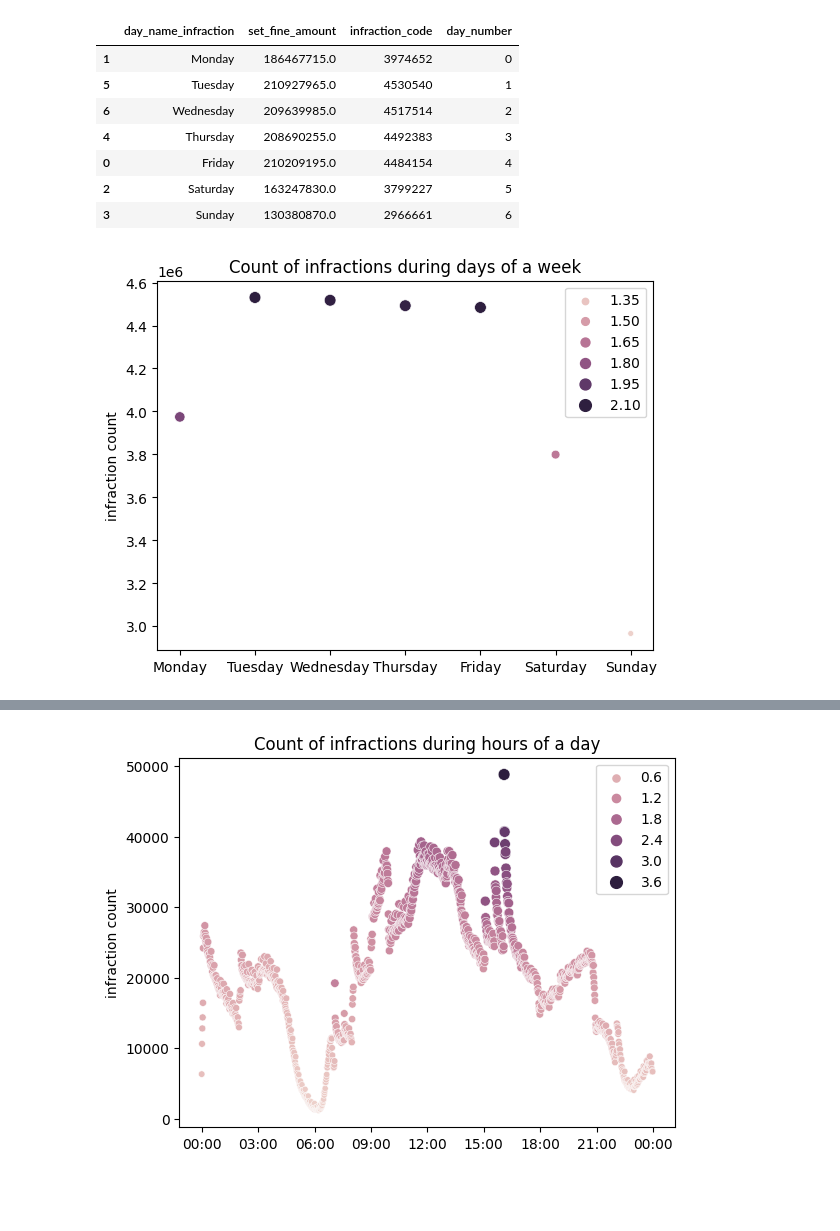
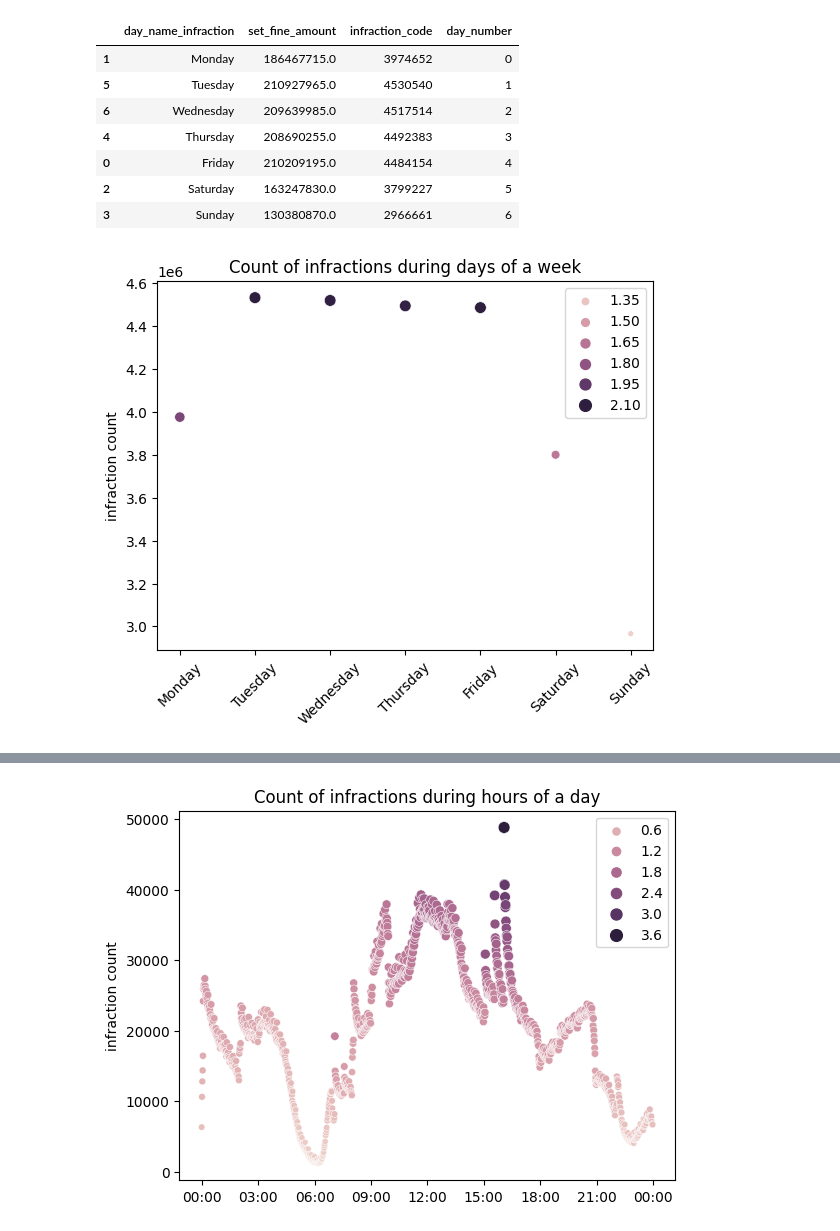
Before and after one commit to sariaslaso/parking_toronto, a Jupyter notebook: data_processing.ipynb, the cells around one changed output, grey strips where cells are left out. Saved outputs shown, nothing was run; the diff lists cells and outputs as text; code cells hidden in the pictures; blank space fills up the shorter version.

```diff
--- a/data_processing.ipynb
+++ b/data_processing.ipynb
@@ -570,14 +574,15 @@ dayofweek_revenue
 # %%
 sns.scatterplot(data = dayofweek_revenue, x = "day_name_infraction", y = "infraction_code",
                 hue = "set_fine_amount", size = "set_fine_amount")
 
+plt.xticks(rotation = 45)
 plt.ylabel("infraction count")
 plt.xlabel("")
 plt.title("Count of infractions during days of a week")
 plt.legend(loc = "best")
 plt.show()
 # %% [output]
-[figure, old version]
+[figure, new version]
 # %%
 # infractions/revenue for hours in a day over all the years (2008 - 2022)
 timeofday_revenue = parking_df.groupby("time_of_infraction_dt").agg({"set_fine_amount": "sum", "infraction_code": "count"}).reset_index()
```
Also changed, not shown: parts of 8 cells of this notebook.
